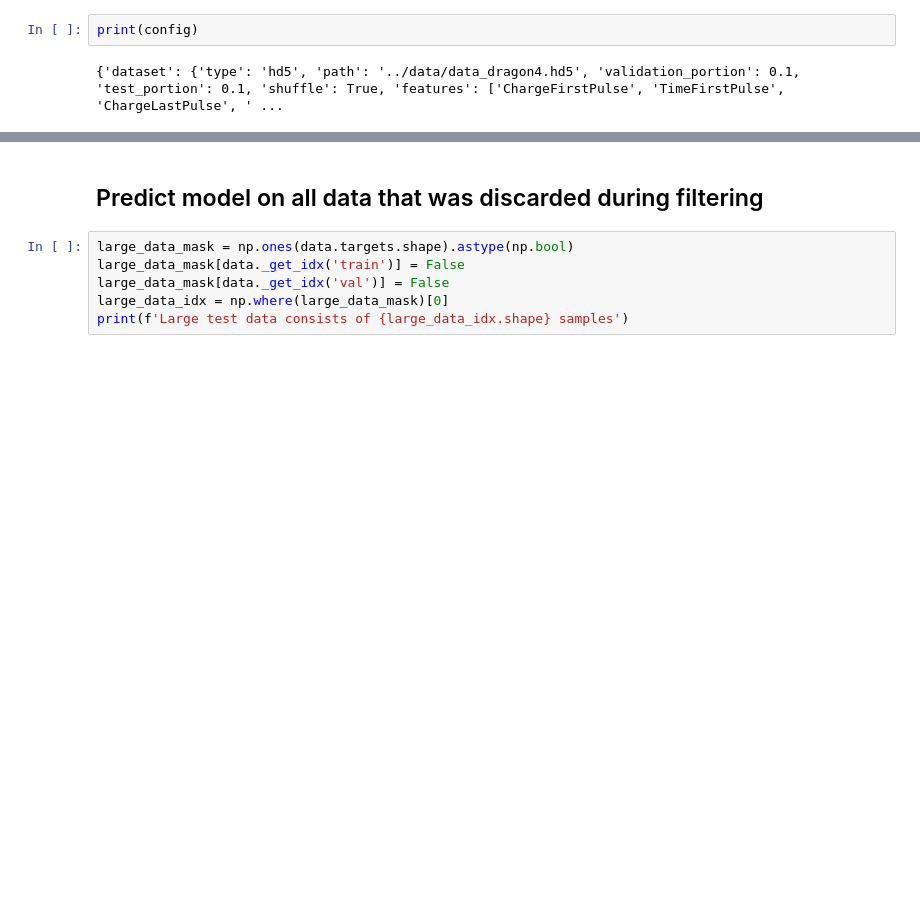
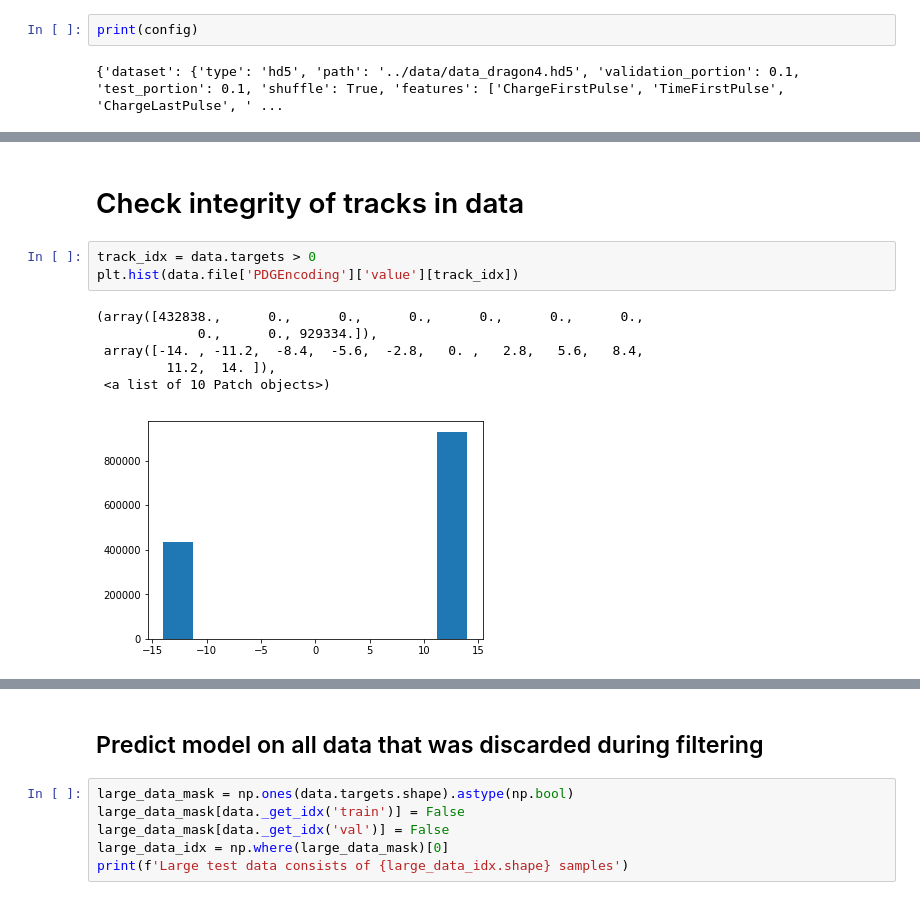
Before and after one commit to ruian1/NuIntClassification, a Jupyter notebook: baselines.ipynb, the cells around one changed output, grey strips where cells are left out. Saved outputs shown, nothing was run; the diff lists cells and outputs as text; blank space fills up the shorter version.

```diff
--- a/baselines.ipynb
+++ b/baselines.ipynb
@@ -58,0 +67,12 @@ plt.hist(logits_model)
+# %% [markdown]
+# Check integrity of tracks in data
+# %%
+track_idx = data.targets > 0
+plt.hist(data.file['PDGEncoding']['value'][track_idx])
+# %% [output]
+(array([432838.,      0.,      0.,      0.,      0.,      0.,      0.,
+             0.,      0., 929334.]),
+ array([-14. , -11.2,  -8.4,  -5.6,  -2.8,   0. ,   2.8,   5.6,   8.4,
+         11.2,  14. ]),
+ <a list of 10 Patch objects>)
+[figure, added]
```
Also changed, not shown: parts of 41 cells of this notebook, 2 other files.
